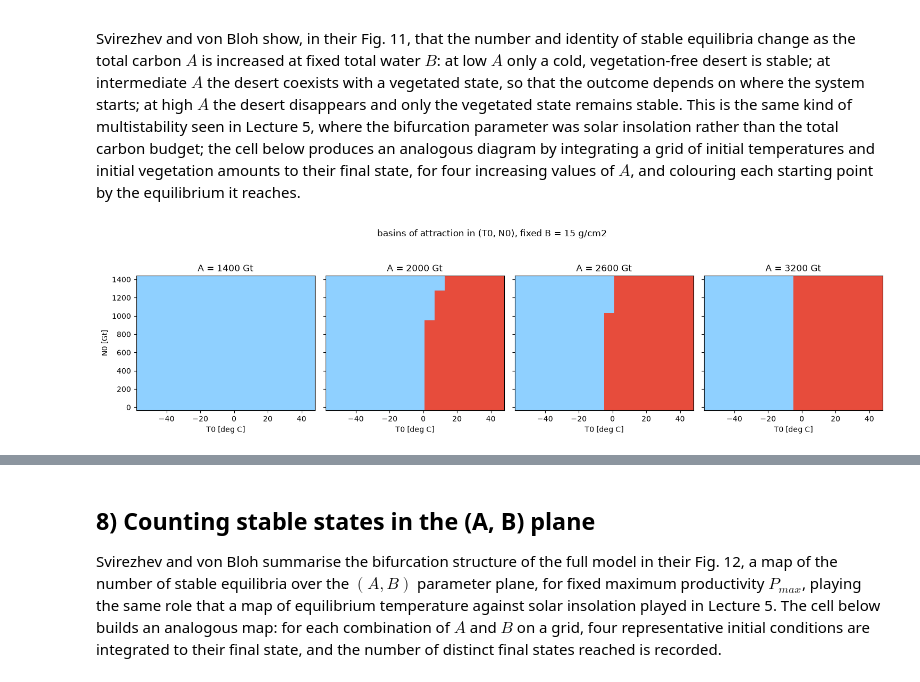
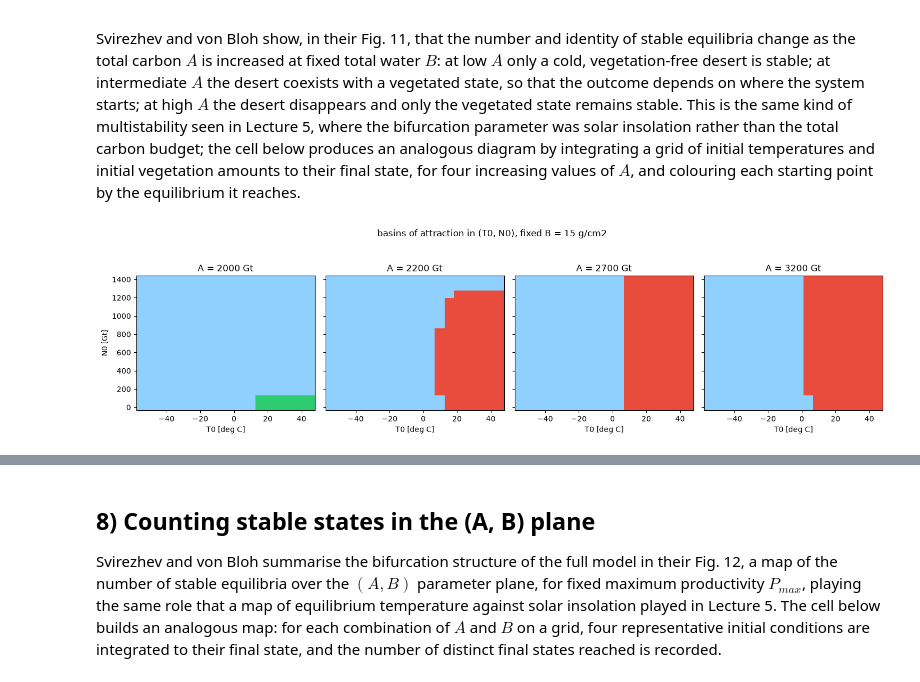
Before and after one commit to drvivekhydro/hydroclimatology, a Jupyter notebook: lecture-06-climate-vegetation-hydrology.ipynb, the cells around one changed output, grey strips where cells are left out. Drawn from its saved outputs; the diff is of its cells as text; code cells hidden in the pictures.

```diff
--- a/lecture-06-climate-vegetation-hydrology.ipynb
+++ b/lecture-06-climate-vegetation-hydrology.ipynb
@@ -89,7 +89,8 @@ sigma    = 5.67e-8   # Stefan-Boltzmann constant
 kW       = 0.4       # latent heat weighting
 C_heat   = 6.0        # surface heat capacity, year-scaled
 
-phiC_inf = 0.42       # saturation level of the carbon greenhouse function
+phiC_inf = 0.52       # saturation level of the carbon greenhouse function
+#                      (raised from the paper-structure value 0.42; see Section 6.2)
 kC       = 750.0      # half-saturation, Gt
 
 AW, BW, bw = 0.50, 0.30, 0.50   # water-vapour greenhouse function parameters
@@ -524,28 +618,28 @@ Svirezhev and von Bloh show, in their Fig. 11, that the number and identity of s
 # %%
 T0_grid = np.linspace(-55, 45, 18)
 N0_grid = np.linspace(5, 1400, 18)
-A_values = [1400.0, 2000.0, 2600.0, 3200.0]
+A_values = [2000.0, 2200.0, 2700.0, 3200.0]
 B_fixed = 15.0
 
 colour_map = {"dead": 0, "cold-living": 1, "warm-living": 2}
 cmap = matplotlib.colors.ListedColormap(["#8fd0ff", "#2ecc71", "#e74c3c"])
 
 fig, axes = plt.subplots(1, 4, figsize=(15, 3.8), sharex=True, sharey=True)
 for ax, A in zip(axes, A_values):
     grid = np.zeros((len(N0_grid), len(T0_grid)))
     for i, N0 in enumerate(N0_grid):
         for j, T0 in enumerate(T0_grid):
             sol = run(T0=T0, N0=N0, Wa0=3.0, A=A, B=B_fixed, t_end=250)
             Tf, Nf, _ = sol.y[:, -1]
             grid[i, j] = colour_map[classify(Tf, Nf)]
     ax.pcolormesh(T0_grid, N0_grid, grid, cmap=cmap, vmin=0, vmax=2, shading="nearest")
     ax.set_title(f"A = {A:.0f} Gt")
     ax.set_xlabel("T0 [deg C]")
 axes[0].set_ylabel("N0 [Gt]")
 fig.suptitle(f"basins of attraction in (T0, N0), fixed B = {B_fixed:.0f} g/cm2", y=1.05)
 fig.tight_layout()
 # %% [output]
-[figure, old version]
+[figure, new version]
 # %% [markdown]
 **How to read it.** Each panel fixes the total carbon $A$ (rising from left to right)
 at the fixed total water $B = 15$. Inside a panel every pixel is one 250-year model
```
Also changed, not shown: parts of 13 cells of this notebook.
